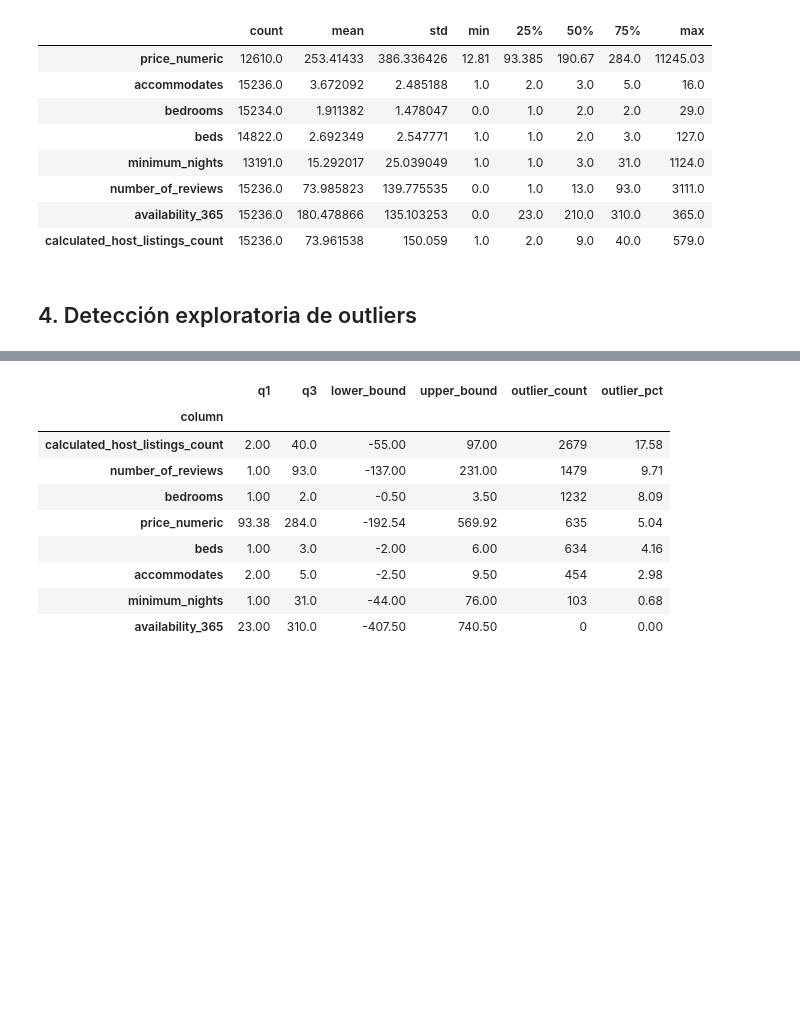
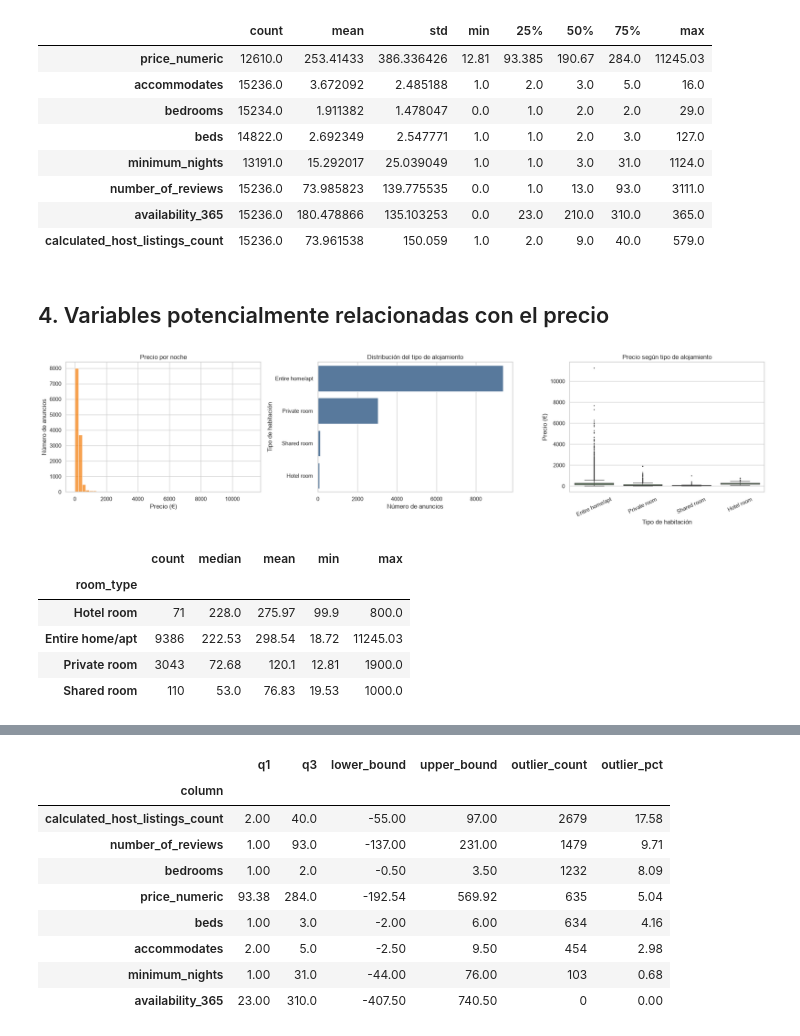
Before and after one commit to T6-P5-Classification/bcn-price-classifier, a Jupyter notebook: notebooks/01a_eda_initial.ipynb, the cells around one changed output, grey strips where cells are left out. Cells and saved outputs as stored; diff of their text form; code cells hidden in the pictures; blank space fills up the shorter version.

Commit message:
feat: relate price to room type in EDA

```diff
--- a/notebooks/01a_eda_initial.ipynb
+++ b/notebooks/01a_eda_initial.ipynb
@@ -164,4 +164,43 @@ display(eda[available].describe().T.round(2))
 | availability_365 | 15236.0 | 180.478866 | 135.103253 | 0.0 | 23.0 | 210.0 | 310.0 | 365.0 |
 | calculated_host_listings_count | 15236.0 | 73.961538 | 150.059 | 1.0 | 2.0 | 9.0 | 40.0 | 579.0 |
 # %% [markdown]
-## 4. Detección exploratoria de outliers
+## 4. Variables potencialmente relacionadas con el precio
+# %%
+# Estas visualizaciones son exploratorias: muestran asociaciones, no causalidad.
+room_price = eda.dropna(subset=["price_numeric", "room_type"]).copy()
+fig, axes = plt.subplots(1, 3, figsize=(20, 5))
+
+sns.histplot(eda["price_numeric"].dropna(), bins=50, ax=axes[0], color="#F58518")
+axes[0].set_title("Precio por noche")
+axes[0].set_xlabel("Precio (€)")
+axes[0].set_ylabel("Número de anuncios")
+
+room_order = room_price["room_type"].value_counts().index
+sns.countplot(data=room_price, y="room_type", order=room_order, ax=axes[1], color="#4C78A8")
+axes[1].set_title("Distribución del tipo de alojamiento")
+axes[1].set_xlabel("Número de anuncios")
+axes[1].set_ylabel("Tipo de habitación")
+
+sns.boxplot(data=room_price, x="room_type", y="price_numeric", order=room_order, ax=axes[2], color="#54A24B", fliersize=1)
+axes[2].set_title("Precio según tipo de alojamiento")
+axes[2].set_xlabel("Tipo de habitación")
+axes[2].set_ylabel("Precio (€)")
+axes[2].tick_params(axis="x", rotation=25)
+
+plt.tight_layout()
+plt.show()
+
+display(
+    room_price.groupby("room_type", observed=True)["price_numeric"]
+    .agg(["count", "median", "mean", "min", "max"])
+    .sort_values("median", ascending=False)
+    .round(2)
+)
+# %% [output]
+[figure, added]
+|  | count | median | mean | min | max |
+| room_type |  |  |  |  |  |
+| Hotel room | 71 | 228.0 | 275.97 | 99.9 | 800.0 |
+| Entire home/apt | 9386 | 222.53 | 298.54 | 18.72 | 11245.03 |
+| Private room | 3043 | 72.68 | 120.1 | 12.81 | 1900.0 |
+| Shared room | 110 | 53.0 | 76.83 | 19.53 | 1000.0 |
```
Also changed, not shown: parts of 2 cells of this notebook.
